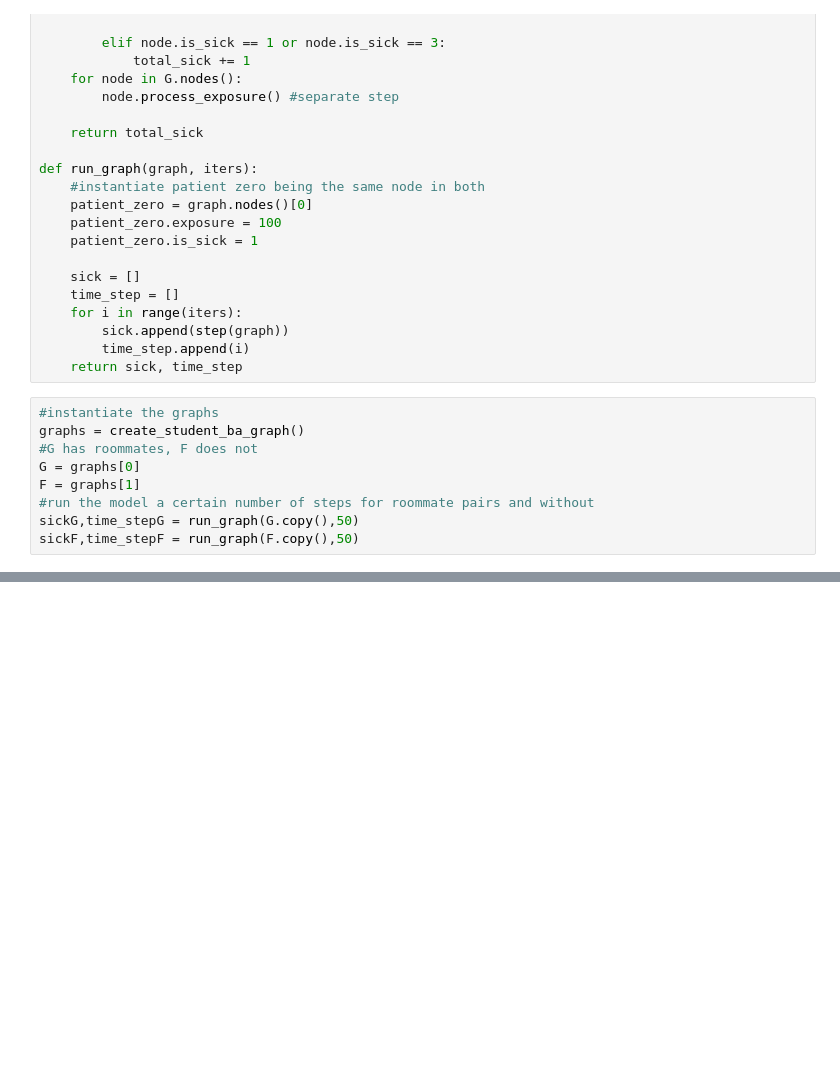
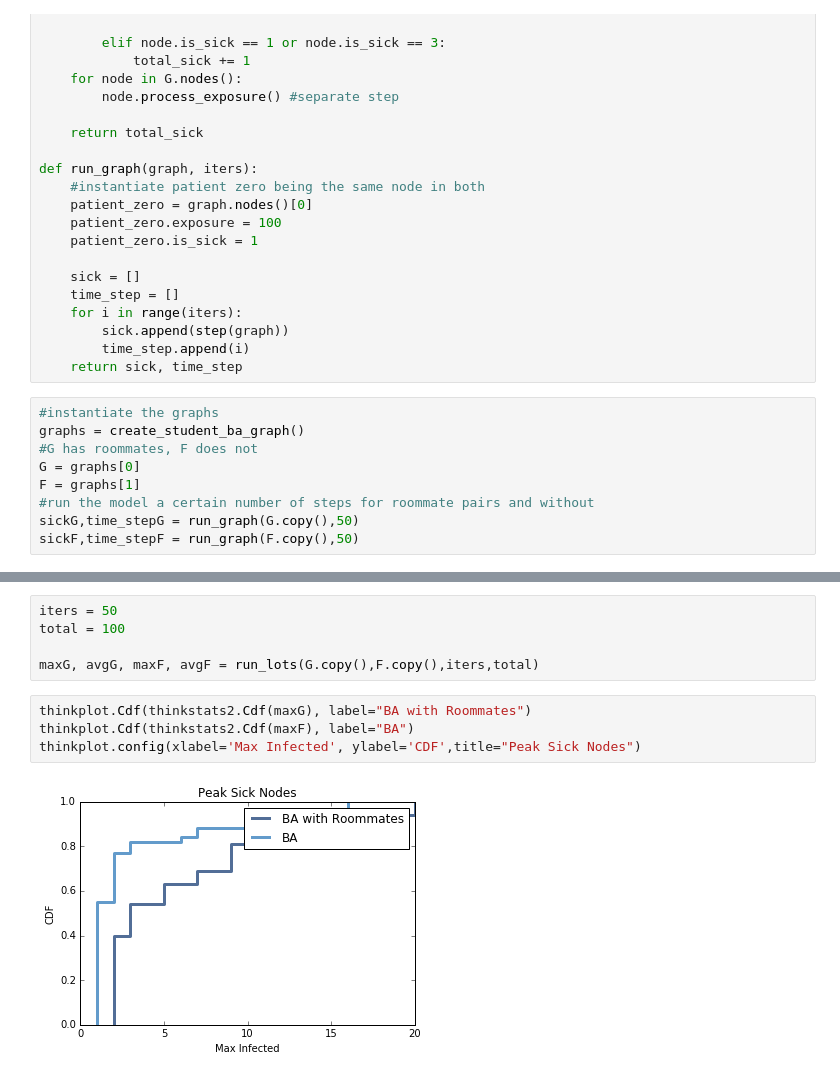
Before and after one commit to buttegab/FreshmanPlague, a Jupyter notebook: code/FreshmanPlague.ipynb, the cells around one changed output, grey strips where cells are left out. Cells and saved outputs as stored; diff of their text form; blank space fills up the shorter version.

```diff
--- a/code/FreshmanPlague.ipynb
+++ b/code/FreshmanPlague.ipynb
@@ -472 +471,12 @@ plt.show()
 [figure]
+# %%
+iters = 50
+total = 100
+
+maxG, avgG, maxF, avgF = run_lots(G.copy(),F.copy(),iters,total)
+# %%
+thinkplot.Cdf(thinkstats2.Cdf(maxG), label="BA with Roommates")
+thinkplot.Cdf(thinkstats2.Cdf(maxF), label="BA")
+thinkplot.config(xlabel='Max Infected', ylabel='CDF',title="Peak Sick Nodes")
+# %% [output]
+[figure, added]
```
Also changed, not shown: parts of 7 cells of this notebook, 2 other files.
